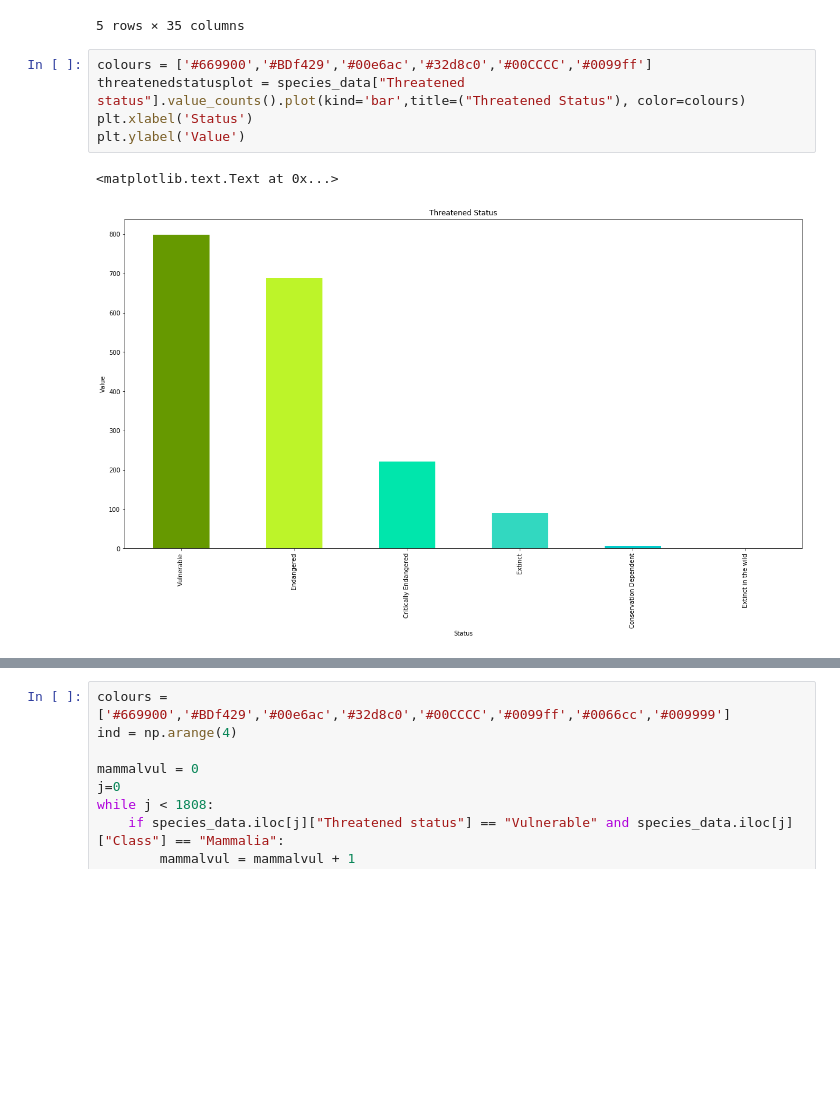
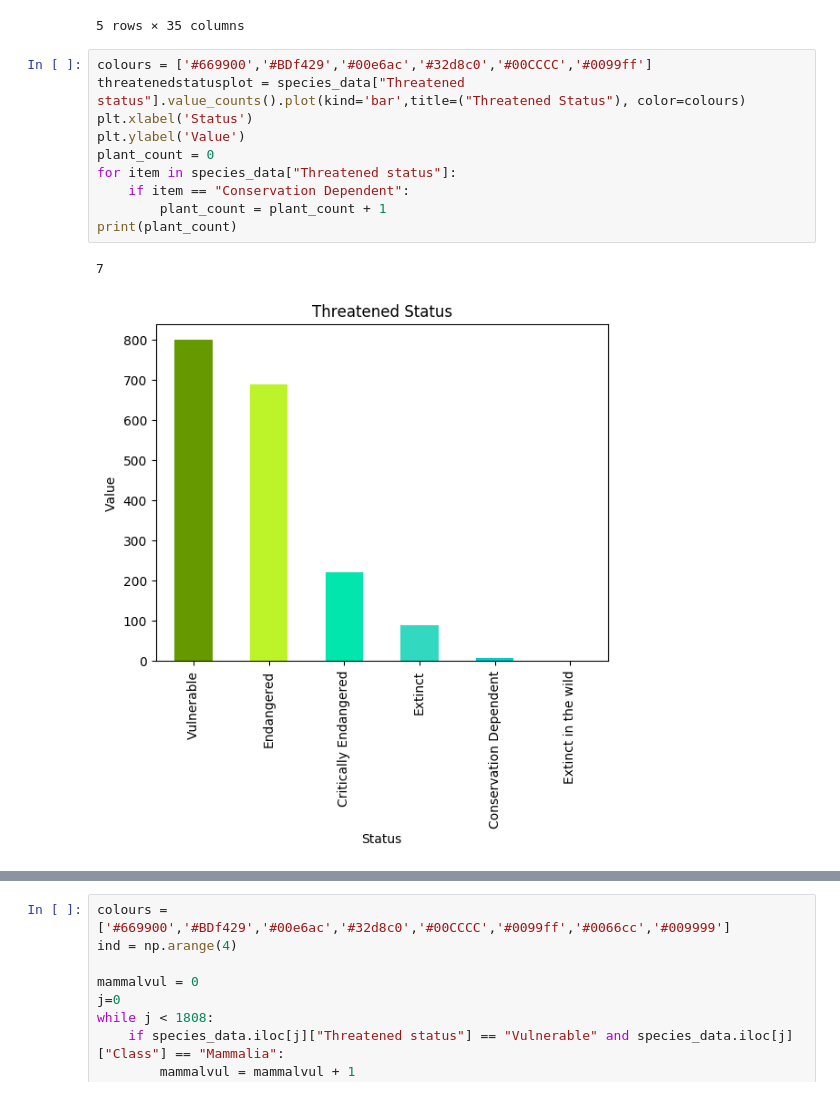
Before and after one commit to lisadoan98/code1161base, a Jupyter notebook: opendataproject/opendataproject.ipynb, the cells around one changed output, grey strips where cells are left out. Cells and saved outputs as stored; diff of their text form; blank space fills up the shorter version.

```diff
--- a/opendataproject/opendataproject.ipynb
+++ b/opendataproject/opendataproject.ipynb
@@ -35,11 +35,16 @@ species_data.head(5)
 # %%
 colours = ['#669900','#BDf429','#00e6ac','#32d8c0','#00CCCC','#0099ff']
 threatenedstatusplot = species_data["Threatened status"].value_counts().plot(kind='bar',title=("Threatened Status"), color=colours)
 plt.xlabel('Status')
 plt.ylabel('Value')
+plant_count = 0
+for item in species_data["Threatened status"]:
+    if item == "Conservation Dependent":
+        plant_count = plant_count + 1
+print(plant_count)
 # %% [output]
-<matplotlib.text.Text at 0x...>
+7
-[figure, old version]
+[figure, new version]
 # %%
 colours = ['#32d8c0','#bdf429']
 kingdomplot = species_data["Kingdom"].value_counts().plot(kind='bar',title=("Kingdom"), color=colours)
```
Also changed, not shown: parts of 3 cells of this notebook, 9 other files.
